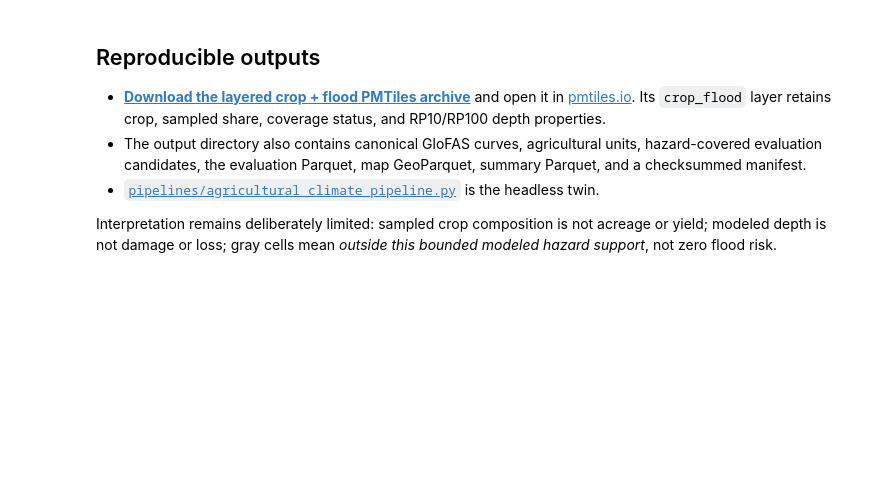
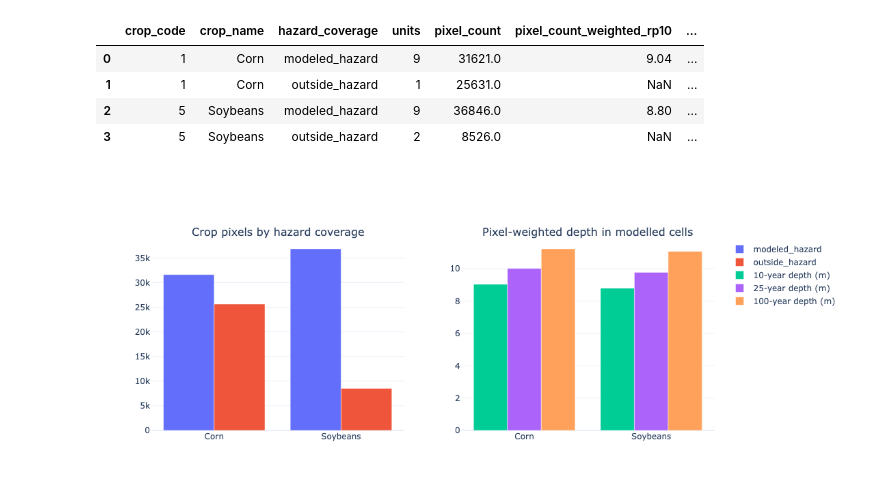
Before and after one commit to RiskThinking/crc-docs, a Jupyter notebook: notebooks/sources/agricultural_climate_risk.ipynb, the cells around one changed output. Saved outputs shown, nothing was run; the diff lists cells and outputs as text; code cells hidden in the pictures; blank space fills up the shorter version.

```diff
--- a/notebooks/sources/agricultural_climate_risk.ipynb
+++ b/notebooks/sources/agricultural_climate_risk.ipynb
@@ -250,8 +149,20 @@ depth_fig.show()
-# %% [markdown]
-## Reproducible outputs
-
-- **[Download the layered crop + flood PMTiles archive](https://github.com/RiskThinking/crc-docs/blob/main/notebooks/artifacts/agricultural_crop_flood.pmtiles)** and open it in [pmtiles.io](https://pmtiles.io). Its `crop_flood` layer retains crop, sampled share, coverage status, and RP10/RP100 depth properties.
-- The output directory also contains canonical GloFAS curves, agricultural units, hazard-covered evaluation candidates, the evaluation Parquet, map GeoParquet, summary Parquet, and a checksummed manifest.
-- [`pipelines/agricultural_climate_pipeline.py`](https://github.com/RiskThinking/crc-docs/blob/main/pipelines/agricultural_climate_pipeline.py) is the headless twin.
-
-Interpretation remains deliberately limited: sampled crop composition is not acreage or yield; modeled depth is not damage or loss; gray cells mean *outside this bounded modeled hazard support*, not zero flood risk.
+# %%
+summary = pq.read_table(summary_path).to_pandas()
+display(summary.round(2))
+fig = make_subplots(rows=1, cols=2, subplot_titles=("Crop pixels by hazard coverage",
+                                                    "Pixel-weighted depth in modelled cells"))
+for status, view in summary.groupby("hazard_coverage"):
+    fig.add_trace(go.Bar(x=view.crop_name, y=view.pixel_count, name=status), row=1, col=1)
+modeled_summary = summary[summary.hazard_coverage == "modeled_hazard"]
+for rp in RETURN_PERIODS:
+    fig.add_trace(go.Bar(x=modeled_summary.crop_name, y=modeled_summary[f"pixel_count_weighted_rp{rp}"],
+                         name=f"{rp}-year depth (m)"), row=1, col=2)
+fig.update_layout(barmode="group", width=1100, height=460)
+fig.show()
+# %% [output]
+|  | crop_code | crop_name | hazard_coverage | units | pixel_count | pixel_count_weighted_rp10 | ... |
+| 0 | 1 | Corn | modeled_hazard | 9 | 31621.0 | 9.04 | ... |
+| 1 | 1 | Corn | outside_hazard | 1 | 25631.0 | NaN | ... |
+| 2 | 5 | Soybeans | modeled_hazard | 9 | 36846.0 | 8.80 | ... |
+| 3 | 5 | Soybeans | outside_hazard | 2 | 8526.0 | NaN | ... |
+[figure, added]
```
Also changed, not shown: parts of 23 cells of this notebook, 20 other files.
